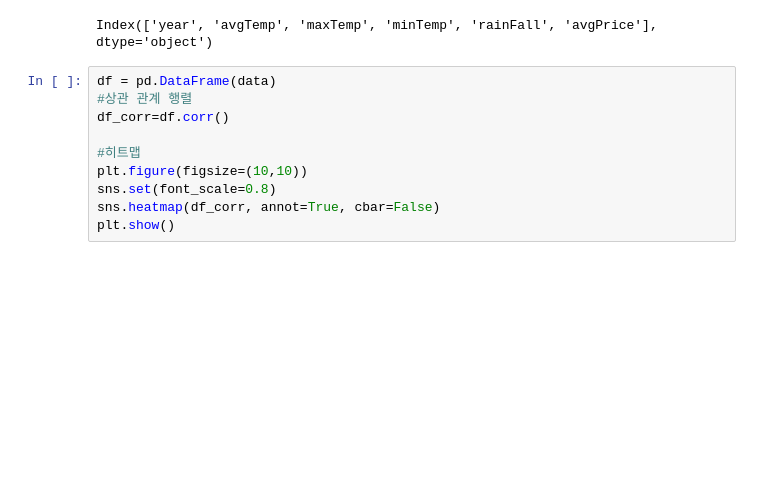
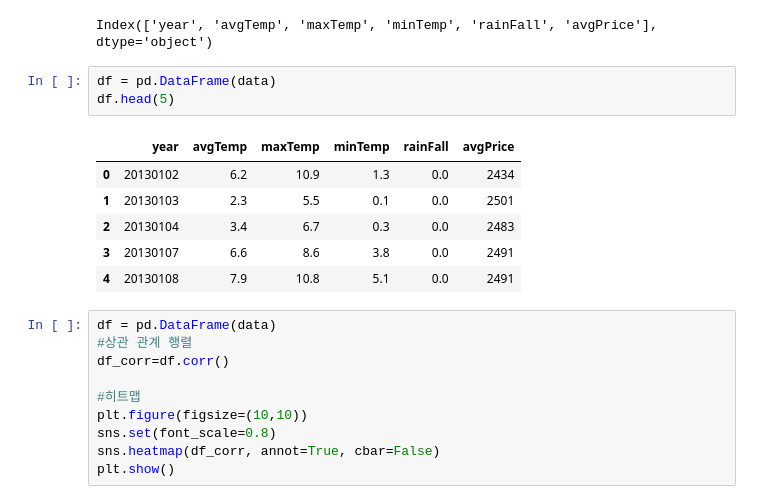
Before and after one commit to routingg/tangerine_price_prediction, a Jupyter notebook: data/evaluate tangerine price model.ipynb, the cells around one changed output. Saved outputs shown, nothing was run; the diff lists cells and outputs as text; blank space fills up the shorter version.

```diff
--- a/data/evaluate tangerine price model.ipynb
+++ b/data/evaluate tangerine price model.ipynb
@@ -317,6 +97,16 @@ data = read_csv('C:\\try.csv', sep=',')
 data.keys()
 # %% [output]
 Index(['year', 'avgTemp', 'maxTemp', 'minTemp', 'rainFall', 'avgPrice'], dtype='object')
+# %%
+df = pd.DataFrame(data)
+df.head(5)
+# %% [output]
+|  | year | avgTemp | maxTemp | minTemp | rainFall | avgPrice |
+| 0 | 20130102 | 6.2 | 10.9 | 1.3 | 0.0 | 2434 |
+| 1 | 20130103 | 2.3 | 5.5 | 0.1 | 0.0 | 2501 |
+| 2 | 20130104 | 3.4 | 6.7 | 0.3 | 0.0 | 2483 |
+| 3 | 20130107 | 6.6 | 8.6 | 3.8 | 0.0 | 2491 |
+| 4 | 20130108 | 7.9 | 10.8 | 5.1 | 0.0 | 2491 |
 # %%
 df = pd.DataFrame(data)
 #상관 관계 행렬
```
Also changed, not shown: parts of 12 cells of this notebook.
